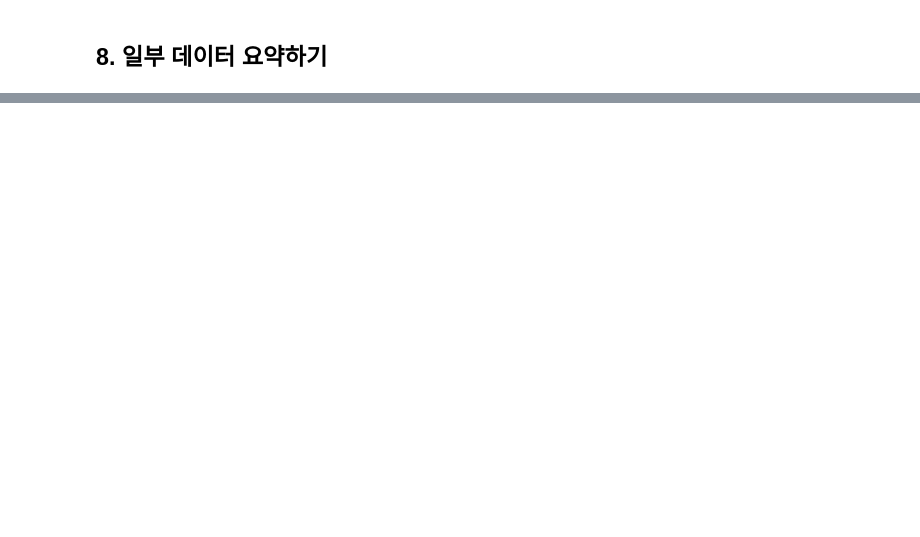
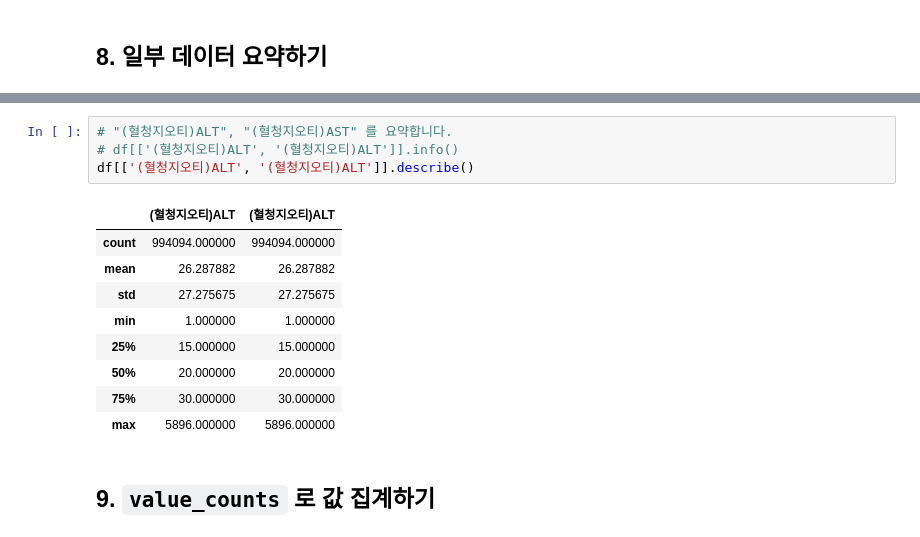
Before and after one commit to ghleex/TIL, a Jupyter notebook: 07_data_science/01_starts_ds_w_python/03_health_screening_data/01_health_screening_data.ipynb, the cells around one changed output, grey strips where cells are left out. Drawn from its saved outputs; the diff is of its cells as text; blank space fills up the shorter version.

Commit message:
2020-07-18 | data summary, counting values

```diff
--- a/07_data_science/01_starts_ds_w_python/03_health_screening_data/01_health_screening_data.ipynb
+++ b/07_data_science/01_starts_ds_w_python/03_health_screening_data/01_health_screening_data.ipynb
@@ -167,0 +224,16 @@ dtype: object
+# %%
+# "(혈청지오티)ALT", "(혈청지오티)AST" 를 요약합니다.
+# df[['(혈청지오티)ALT', '(혈청지오티)ALT']].info()
+df[['(혈청지오티)ALT', '(혈청지오티)ALT']].describe()
+# %% [output]
+|  | (혈청지오티)ALT | (혈청지오티)ALT |
+| count | 994094.000000 | 994094.000000 |
+| mean | 26.287882 | 26.287882 |
+| std | 27.275675 | 27.275675 |
+| min | 1.000000 | 1.000000 |
+| 25% | 15.000000 | 15.000000 |
+| 50% | 20.000000 | 20.000000 |
+| 75% | 30.000000 | 30.000000 |
+| max | 5896.000000 | 5896.000000 |
+# %% [markdown]
+## 9. `value_counts` 로 값 집계하기
```
Also changed, not shown: parts of 14 cells of this notebook.
